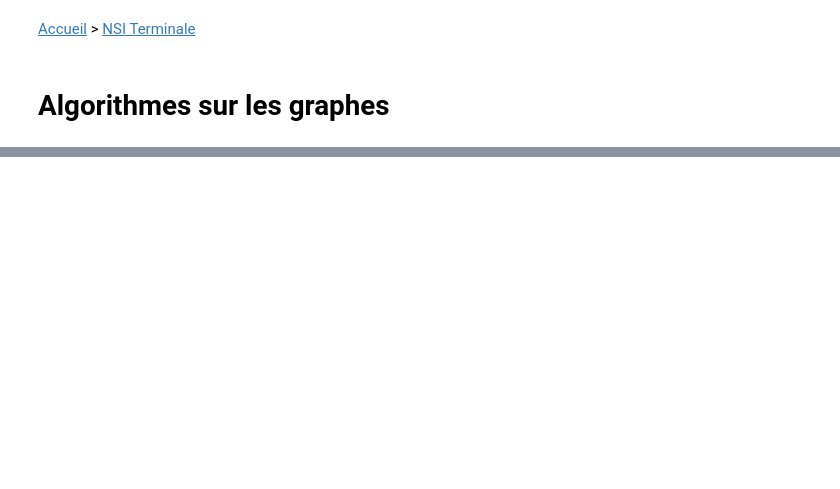
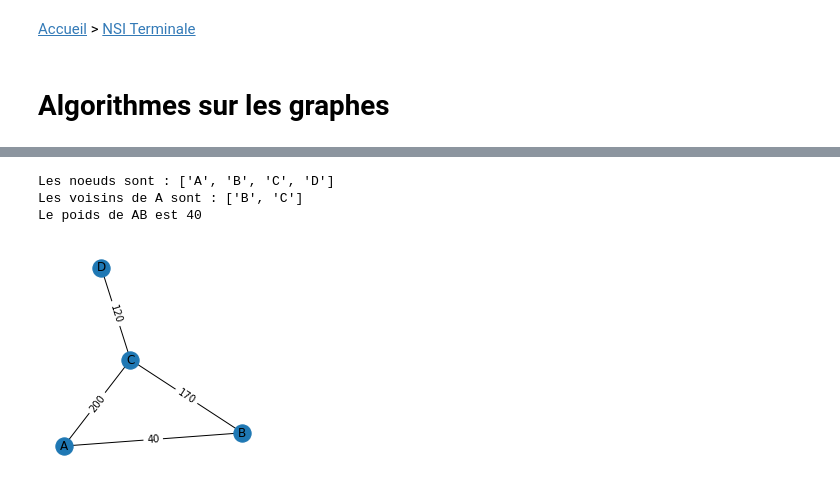
Before and after one commit to saintlouis29/coursNSI, a Jupyter notebook: Terminale/6_Algorithmique/6.2_Algorithmes_sur_les_graphes/index.ipynb, the cells around one changed output, grey strips where cells are left out. Cells and saved outputs as stored; diff of their text form; code cells hidden in the pictures; blank space fills up the shorter version.

Commit message:
cours sur algo graphes

```diff
--- a/Terminale/6_Algorithmique/6.2_Algorithmes_sur_les_graphes/index.ipynb
+++ b/Terminale/6_Algorithmique/6.2_Algorithmes_sur_les_graphes/index.ipynb
@@ -10,0 +13,36 @@ A faire
+# %%
+import matplotlib.pyplot as plt
+import networkx as nx
+
+# instanciation d'un graphe
+graphe = nx.Graph()
+
+# ajout des arêtes pondérées
+edges = [('A', 'B', 40),
+         ('A', 'C', 200),
+         ('B', 'C', 170),
+         ('C', 'D', 120),
+        ]
+for edge in edges:
+    graphe.add_edge(edge[0], edge[1], weight=edge[2])
+
+
+# quelques méthodes utiles sur le graphes
+print(f"Les noeuds sont : {[node for node in graphe]}")
+print(f"Les voisins de A sont : {[n for n in graphe.neighbors('A')]}")
+print(f"Le poids de AB est {graphe['A']['B']['weight']}")
+
+
+# Affichage du graphe pondéré
+plt.figure(figsize=(3,3))
+pos = nx.nx_agraph.graphviz_layout(graphe)
+# dessin du graphe
+nx.draw(graphe, pos, with_labels=True)
+# dessins des poids
+nx.draw_networkx_edge_labels(graphe, pos, edge_labels = nx.get_edge_attributes(graphe,'weight'))
+plt.show()
+# %% [output]
+Les noeuds sont : ['A', 'B', 'C', 'D']
+Les voisins de A sont : ['B', 'C']
+Le poids de AB est 40
+[figure, added]
```
Also changed, not shown: parts of 38 cells of this notebook.
